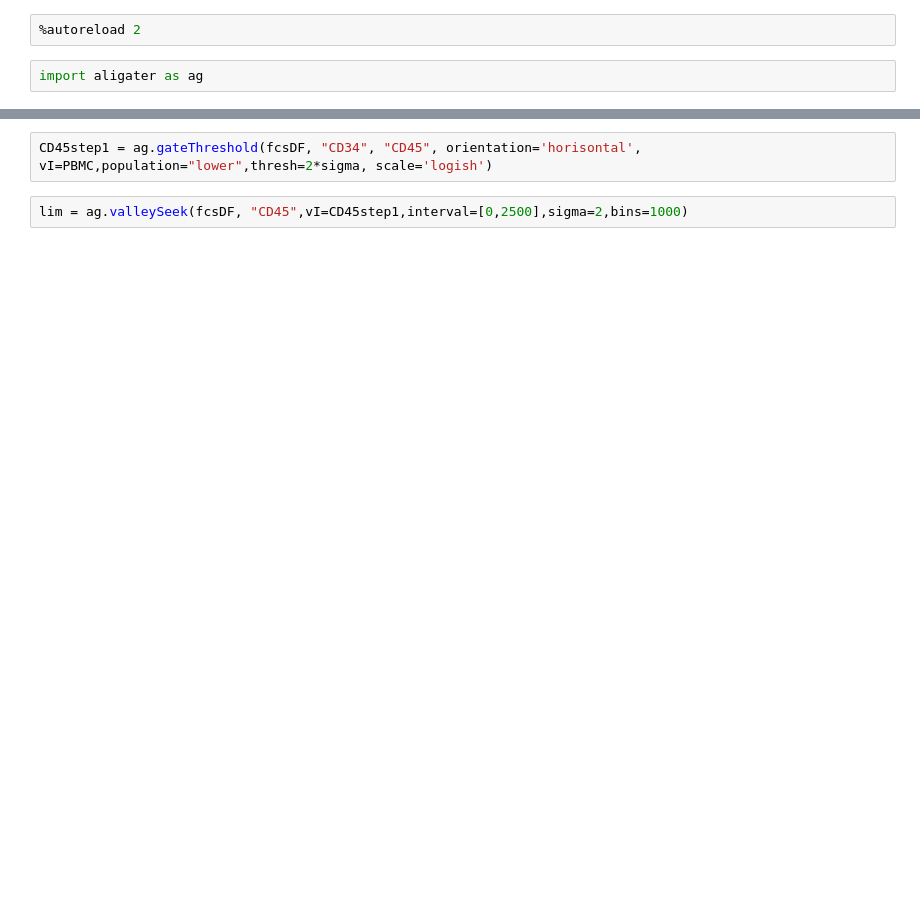
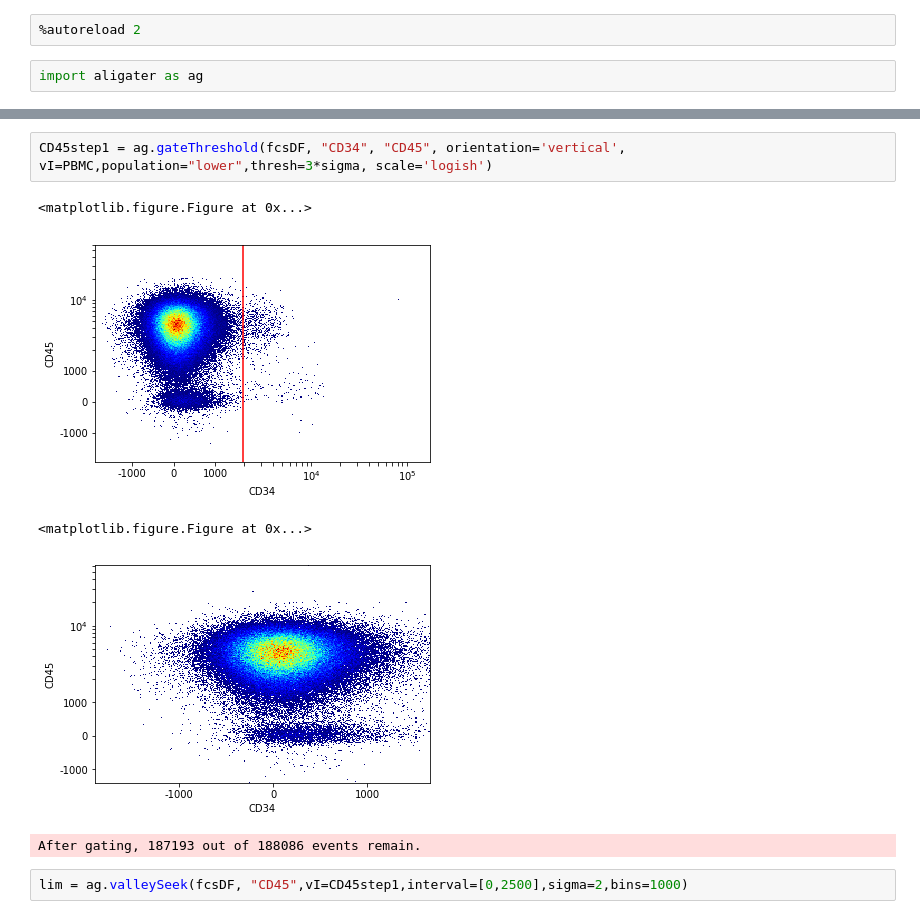
Before and after one commit to LudvigEk/aligater, a Jupyter notebook: pyAliGater_testing.ipynb, the cells around one changed output, grey strips where cells are left out. Drawn from its saved outputs; the diff is of its cells as text; blank space fills up the shorter version.

```diff
--- a/pyAliGater_testing.ipynb
+++ b/pyAliGater_testing.ipynb
@@ -23,5 +58,11 @@ sigma*3
 # %%
-CD45step1 = ag.gateThreshold(fcsDF, "CD34", "CD45", orientation='horisontal', vI=PBMC,population="lower",thresh=2*sigma, scale='logish')
+CD45step1 = ag.gateThreshold(fcsDF, "CD34", "CD45", orientation='vertical', vI=PBMC,population="lower",thresh=3*sigma, scale='logish')
+# %% [output]
+<matplotlib.figure.Figure at 0x...>
+[figure, added]
+<matplotlib.figure.Figure at 0x...>
+[figure, added]
+After gating, 187193 out of 188086 events remain.
 # %%
 lim = ag.valleySeek(fcsDF, "CD45",vI=CD45step1,interval=[0,2500],sigma=2,bins=1000)
 # %%
```
Also changed, not shown: parts of 29 cells of this notebook, 6 other files.
